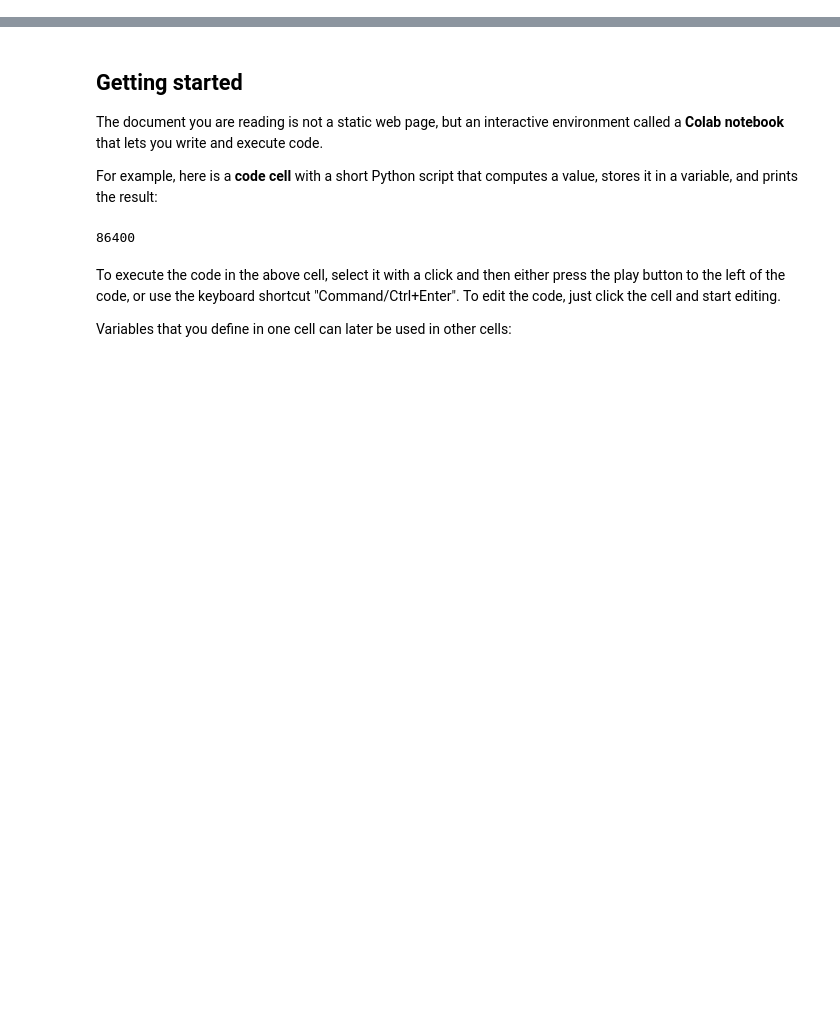
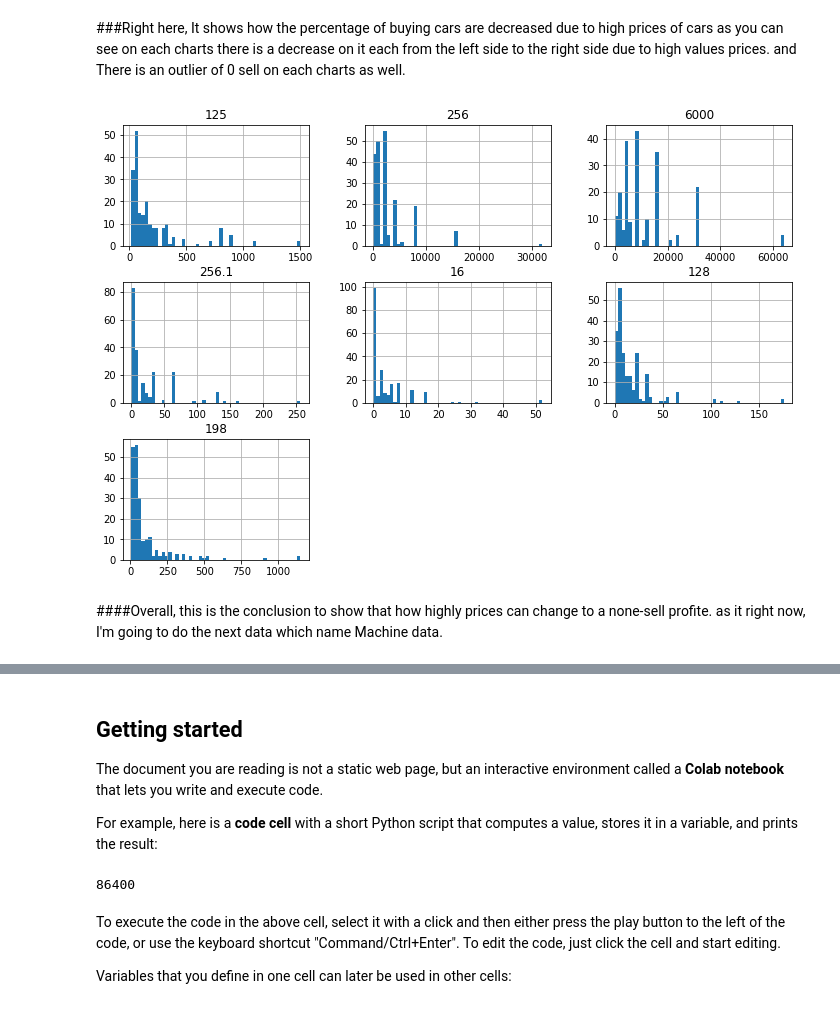
Before and after one commit to MarkeyArnault/Markey, a Jupyter notebook: Welcome_To_Colaboratory.ipynb, the cells around one changed output, grey strips where cells are left out. Cells and saved outputs as stored; diff of their text form; code cells hidden in the pictures; blank space fills up the shorter version.

```diff
--- a/Welcome_To_Colaboratory.ipynb
+++ b/Welcome_To_Colaboratory.ipynb
@@ -92,0 +97,11 @@ array([[<matplotlib.axes._subplots.AxesSubplot object at 0x...>,
+# %% [markdown]
+###Right here, It shows how the percentage of buying cars are decreased due to high prices of cars as you can see on each charts there is a decrease on it each from the left side to the right side due to high values prices. and There is an outlier of 0 sell on each charts as well.
+# %%
+df_numerical = df.drop(['199'],axis = 1)
+
+df_numerical.hist(bins=50, figsize=(12,8))
+plt.show()
+# %% [output]
+[figure, added]
+# %% [markdown]
+####Overall, this is the conclusion to show that how highly prices can change to a none-sell profite. as it right now, I'm going to do the next data which name Machine data.
```
Also changed, not shown: parts of 18 cells of this notebook.
